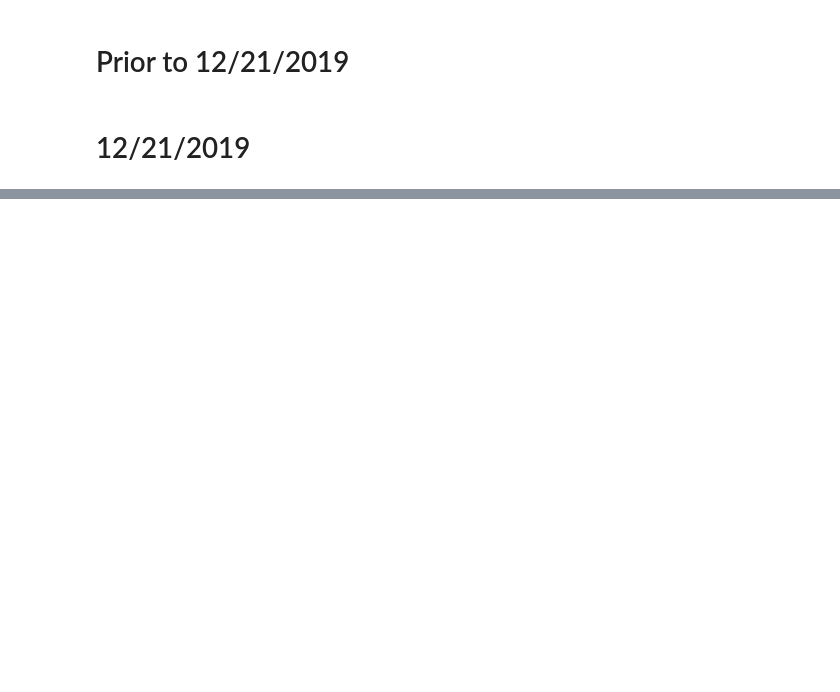
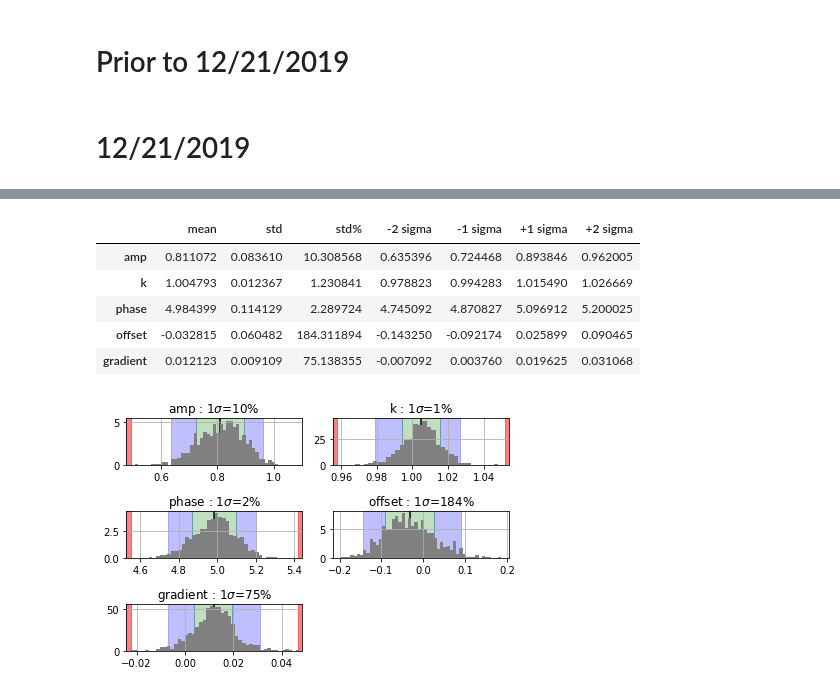
Before and after one commit to ranchop/therpy, a Jupyter notebook: notebooks/Development/curve_fit.ipynb, the cells around one changed output, grey strips where cells are left out. Saved outputs shown, nothing was run; the diff lists cells and outputs as text; code cells hidden in the pictures; blank space fills up the shorter version.

```diff
--- a/notebooks/Development/curve_fit.ipynb
+++ b/notebooks/Development/curve_fit.ipynb
@@ -481,0 +541,13 @@ offset -0.269702  0.052764     arb.   0.00        -1.0    1.000000  19.563657
+# %%
+# Bootstrapping
+ax = cf.bootstrap(plot=True)
+display(cf.bs)
+# ax[0].axhspan(cs.bs.iloc[0])
+# %% [output]
+|  | mean | std | std% | -2 sigma | -1 sigma | +1 sigma | +2 sigma |
+| amp | 0.811072 | 0.083610 | 10.308568 | 0.635396 | 0.724468 | 0.893846 | 0.962005 |
+| k | 1.004793 | 0.012367 | 1.230841 | 0.978823 | 0.994283 | 1.015490 | 1.026669 |
+| phase | 4.984399 | 0.114129 | 2.289724 | 4.745092 | 4.870827 | 5.096912 | 5.200025 |
+| offset | -0.032815 | 0.060482 | 184.311894 | -0.143250 | -0.092174 | 0.025899 | 0.090465 |
+| gradient | 0.012123 | 0.009109 | 75.138355 | -0.007092 | 0.003760 | 0.019625 | 0.031068 |
+[figure, added]
```
Also changed, not shown: parts of 5 cells of this notebook, 2 other files.
